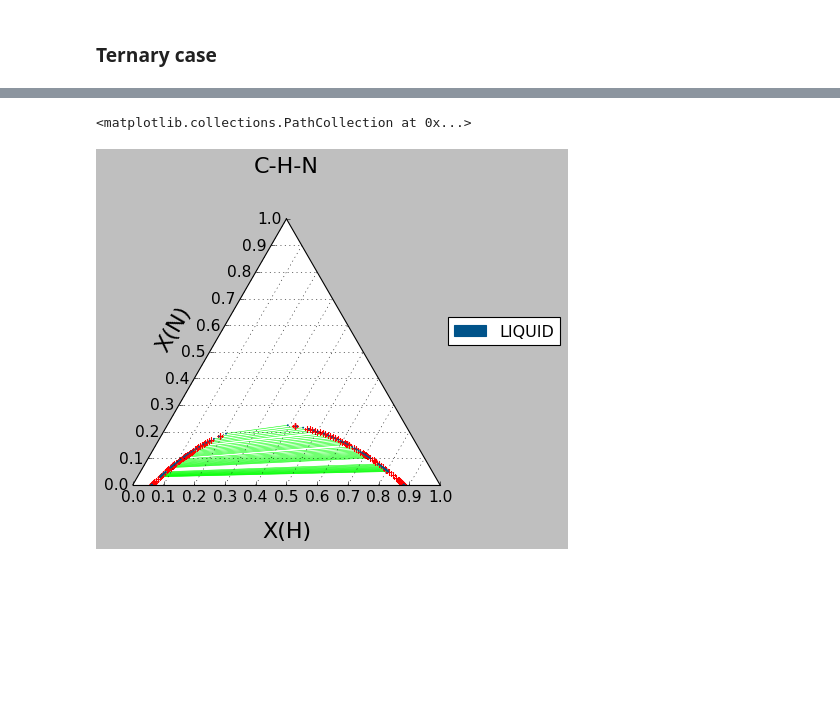
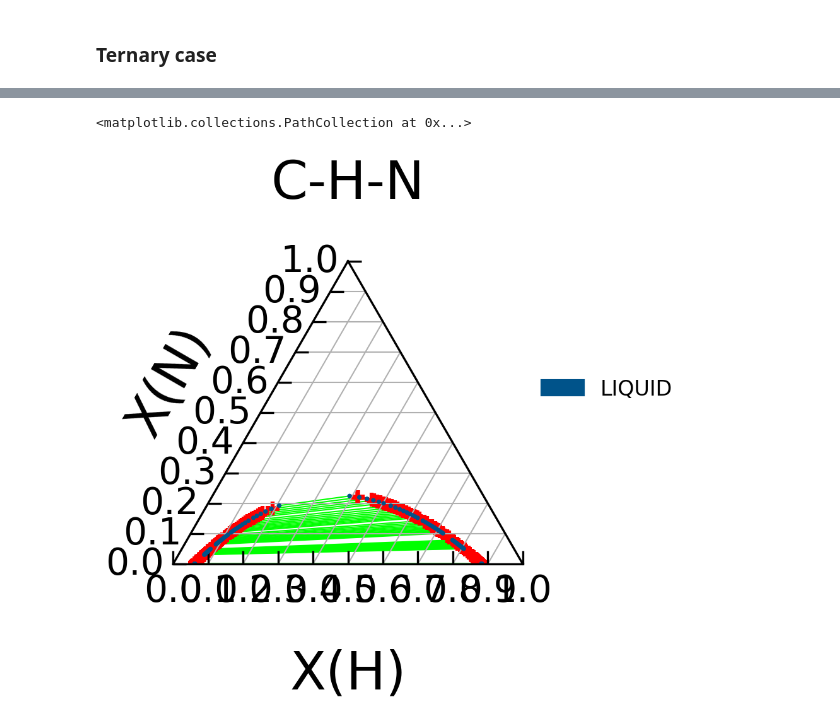
Before and after one commit to RushiGong/pycalphad, a Jupyter notebook: examples/UNIQUAC/UNIQUAC PyCalphad.ipynb, the cells around one changed output, grey strips where cells are left out. Cells and saved outputs as stored; diff of their text form; code cells hidden in the pictures; blank space fills up the shorter version.

```diff
--- a/examples/UNIQUAC/UNIQUAC PyCalphad.ipynb
+++ b/examples/UNIQUAC/UNIQUAC PyCalphad.ipynb
@@ -1668,23 +1674,22 @@ oc_xc=[0.07341576, 0.07341651, 0.07343151, 0.07346106, 0.07351990, 0.07470222, 0
 # %%
 from pycalphad.plot import triangular
 from pycalphad import ternplot
-plt.style.use('classic')
 dbf=Database('uniquac_test_ternary.xml')
 ##ACETONITRILE: C2H3N1
 ##N_HEPTANE: C7H16
 models = {'LIQUID': ModelUNIQUAC}
 comps=['C', 'H', 'N']
 phases=['LIQUID']
 # Create a matplotlib Figure object and get the active Axes
 #fig = plt.figure()
 #ax = fig.add_subplot(projection='triangular')
 # Compute the phase diagram and plot it on the existing axes using the `plot_kwargs={'ax': axes}` keyword argument
 #eq=equilibrium(dbf, comps , phases, {v.X('H'):(0,1,0.1), v.X('N'):(0,1,0.1), v.T: 320, v.P:101325, v.N: 1}, model=models)
 #eqplot(eq, ax=axes, x=v.X('H'), y=v.X('N'))
 conds={v.X('H'):(0,1,0.05), v.X('N'):(0,1,0.05), v.T: 320, v.P:101325, v.N: 1}
 ternplot(dbf, comps, phases, conds, x=v.X('H'), y=v.X('N'), eq_kwargs={'model':models})
 plt.scatter(oc_xb, oc_xc, marker='+', s=26, color='red', label='OpenCalphad')
 #plt.savefig('UNIQUAC-ternary-phasediagram.png', bbox_inches = 'tight', dpi=300)
 # %% [output]
 <matplotlib.collections.PathCollection at 0x...>
-[figure, old version]
+[figure, new version]
```
Also changed, not shown: parts of 11 cells of this notebook.
